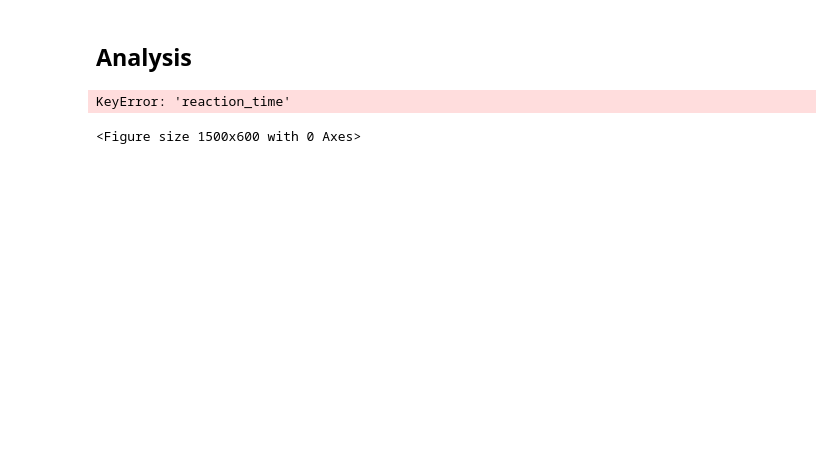
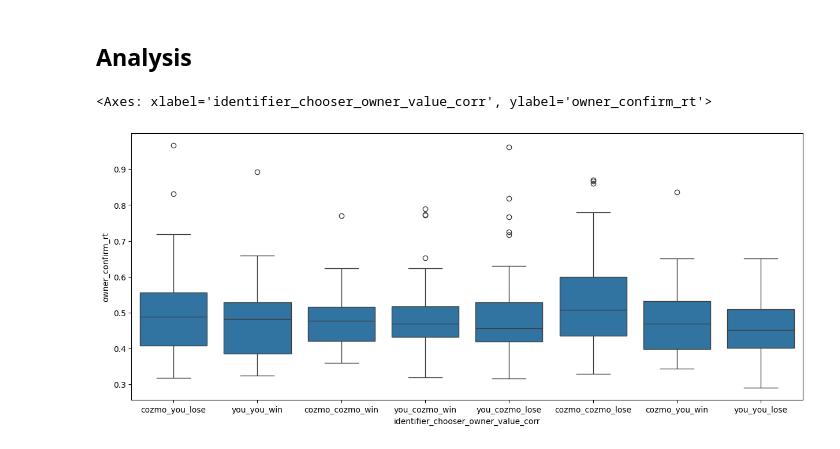
Before and after one commit to anjaghub/master_thesis, a Jupyter notebook: analysis.ipynb, the cells around one changed output. Cells and saved outputs as stored; diff of their text form; code cells hidden in the pictures; blank space fills up the shorter version.

```diff
--- a/analysis.ipynb
+++ b/analysis.ipynb
@@ -172,8 +25,2 @@ merged_df['index_corr'] = merged_df.groupby('participant').cumcount() + 1
 # %% [markdown]
 ## Data Cleaning
-# %%
-# Clean from rows where response was too slow or wrong
-data_df = merged_df[(merged_df['bool_slow_color_choice_or_confirm'] == False) &
-                      (merged_df['bool_wrong_color_confirm'] == False) &
-                      (merged_df['bool_slow_owner_confirm'] == False) &
-                      (merged_df['bool_wrong_owner_confirm'] == False)]
@@ -210,10 +134,10 @@ None
 # %%
 # Reaction time per condition group #TODO:change to violin plot when more data is available https://python-graph-gallery.com/39-hidden-data-under-boxplot/
 plt.figure(figsize=(15, 6))
-sns.boxplot( x=cleaned_df["identifier_chooser_owner_value"], y=cleaned_df["reaction_time"] )
+sns.boxplot( x=data_df["identifier_chooser_owner_value_corr"], y=data_df["owner_confirm_rt"] )
 # %% [output]
-KeyError: 'reaction_time'
+<Axes: xlabel='identifier_chooser_owner_value_corr', ylabel='owner_confirm_rt'>
-<Figure size 1500x600 with 0 Axes>
+[figure, added]
 # %%
 # how does reaction time develope over time? learing effects? do get people faster?
 # %%
```
Also changed, not shown: parts of 32 cells of this notebook, 1 other file.
